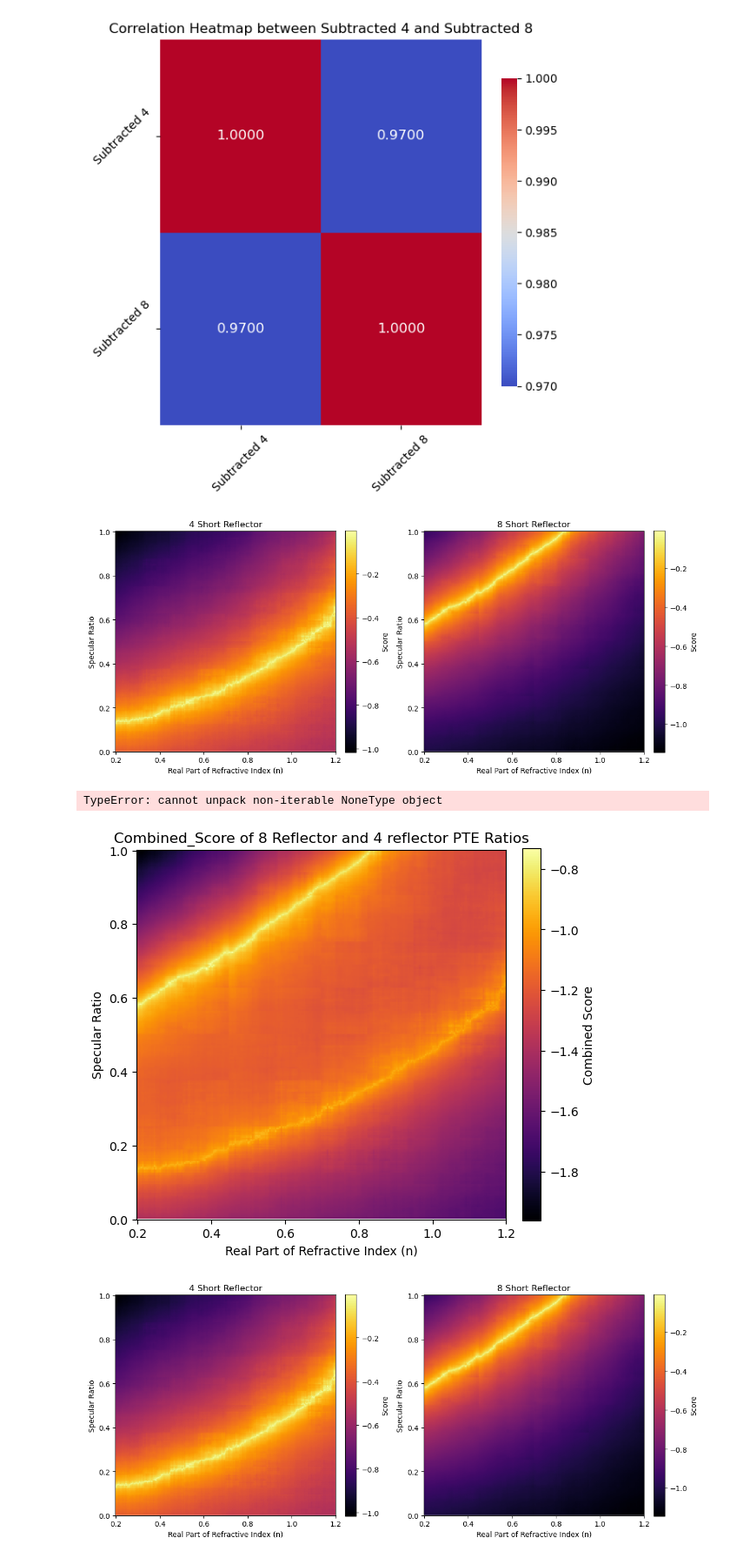
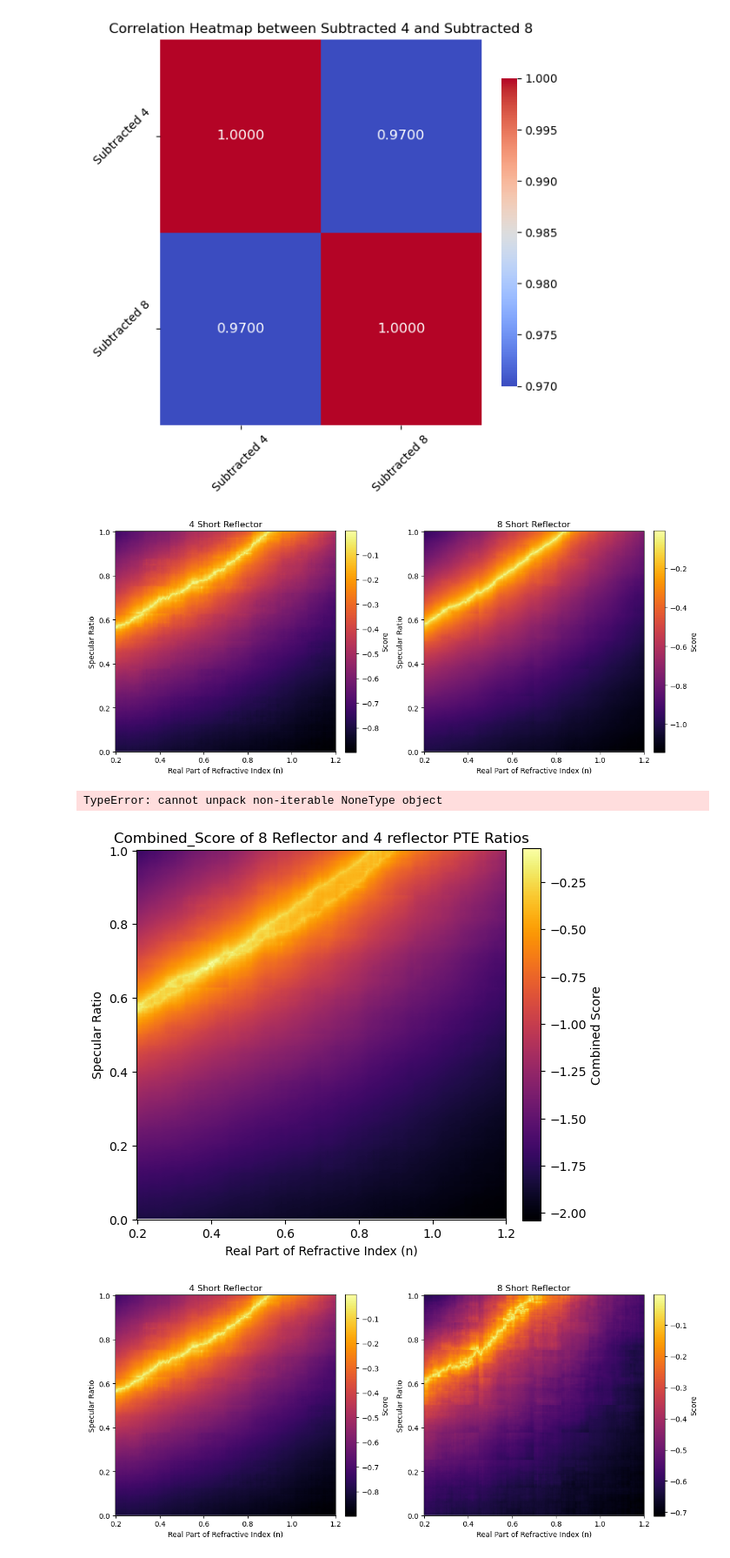
Before and after one commit to Pocar-Lab/Chroma-Scripts, a Jupyter notebook: analysis/SubtractingRunsPart2/plots.ipynb, the cells around one changed output. Shown at 87% size. Saved outputs shown, nothing was run; the diff lists cells and outputs as text; code cells hidden in the pictures.

```diff
--- a/analysis/SubtractingRunsPart2/plots.ipynb
+++ b/analysis/SubtractingRunsPart2/plots.ipynb
@@ -100,7 +100,7 @@ plot_correlation(short_4_subtracted_ratio, short_8_subtracted_ratio, 'Subtracted
 def apply_score_function(pte_arr, alpha_ratio):
     return -np.abs(pte_arr - alpha_ratio)**(0.5)
 # %%
-alpha_4 = 1.44
+alpha_4 = 1.95
 alpha_8 = 2.46
 alpha_4_subtracted = alpha_4 - 1
 alpha_8_subtracted = alpha_8 - alpha_4
@@ -110,18 +110,18 @@ scored_8 = apply_score_function(short_8_ratio, alpha_8)
 
 create_side_by_side_plots(scored_4, scored_8, 'inferno', 'Score', '4 Short Reflector', '8 Short Reflector', same_bar = False)
 # %% [output]
-[figure, old version]
+[figure, new version]
 # %%
 overlaid_score = scored_8 + scored_4
 fig, ax = plot_heatmap(overlaid_score, 'inferno', 'Combined Score', 'Combined_Score of 8 Reflector and 4 reflector PTE Ratios', ax = None, vmin = None, vmax = None)
 plt.show()
 # %% [output]
 TypeError: cannot unpack non-iterable NoneType object
-[figure, old version]
+[figure, new version]
 # %%
 scored_4_subtracted = apply_score_function(short_4_subtracted_ratio, alpha_4_subtracted)
 scored_8_subtracted = apply_score_function(short_8_subtracted_ratio, alpha_8_subtracted)
 
-create_side_by_side_plots(scored_4, scored_8, 'inferno', 'Score', '4 Short Reflector', '8 Short Reflector', same_bar = False)
+create_side_by_side_plots(scored_4_subtracted, scored_8_subtracted, 'inferno', 'Score', '4 Short Reflector', '8 Short Reflector', same_bar = False)
 # %% [output]
-[figure, old version]
+[figure, new version]
```
Also changed, not shown: parts of 1 cell of this notebook, 1 other file.
